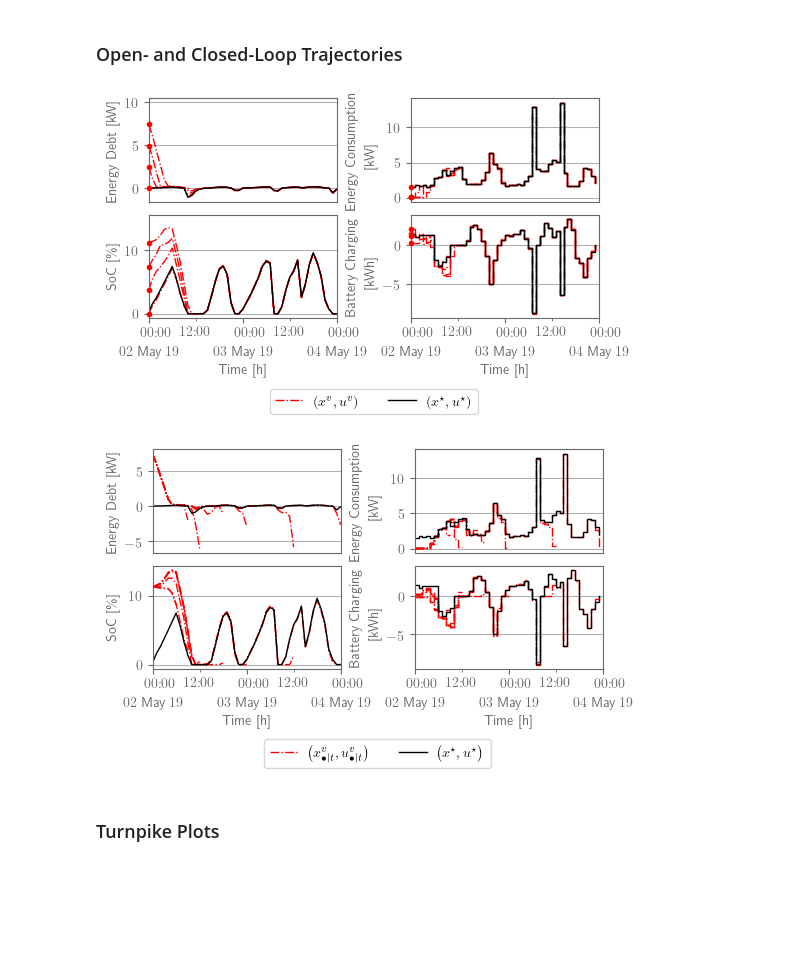
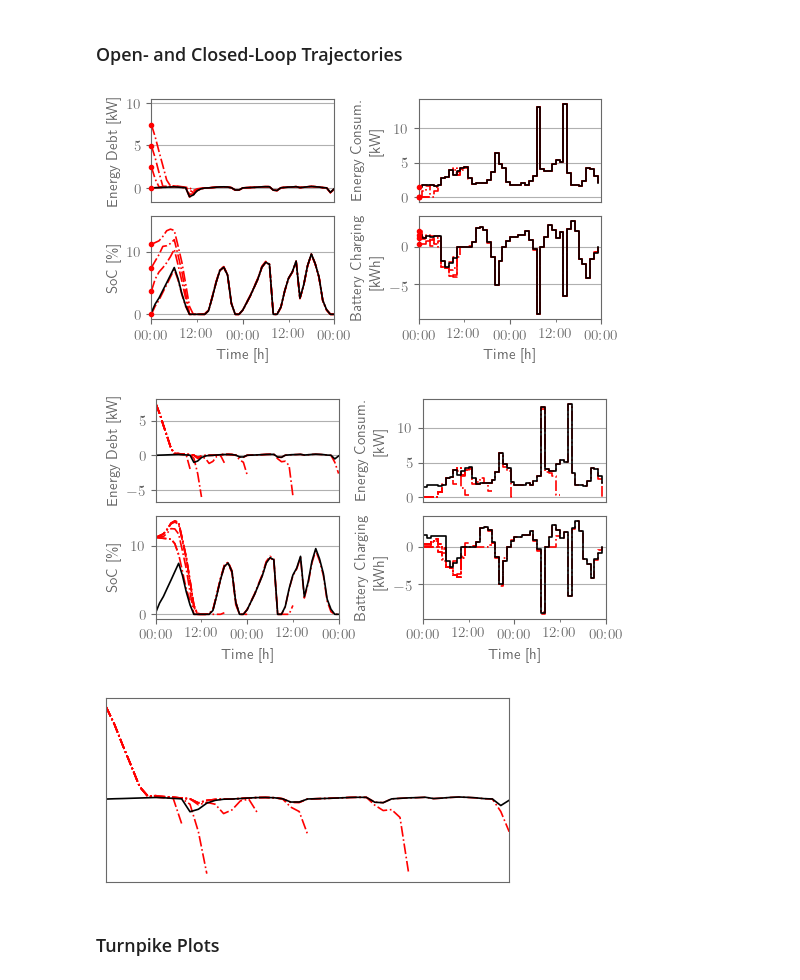
Before and after one commit to Gedlex/time-varying-RHGs, a Jupyter notebook: empc_DSMPC.ipynb, the cells around one changed output. Cells and saved outputs as stored; diff of their text form; code cells hidden in the pictures; blank space fills up the shorter version.

Commit message:
Updated figures

```diff
--- a/empc_DSMPC.ipynb
+++ b/empc_DSMPC.ipynb
@@ -266,13 +266,13 @@ clear_output()
 # Set rcParams
 export = True
 plt.style.use('default') # 'seaborn-v0_8-darkgrid
-plt.rcParams['font.size'] = 10
+plt.rcParams['font.size'] = 11
 plt.rcParams['text.usetex'] = True
 plt.rcParams['xtick.color'] = 'dimgray'
 plt.rcParams['ytick.color'] = 'dimgray'
 plt.rcParams['axes.edgecolor'] = 'dimgray'
 plt.rcParams['axes.labelcolor'] = 'dimgray'
-plt.rcParams['lines.linewidth'] = 1
+plt.rcParams['lines.linewidth'] = 1.2
 plt.rcParams['text.latex.preamble'] = preamble
 
 # Create time vector
@@ -308,50 +308,50 @@ axs[0][0].xaxis.set_visible(False)
 axs[0][1].xaxis.set_visible(False)
 axs[0][0].set_ylabel(r'\textnormal{Energy Debt [kW]}')
 axs[1][0].set_ylabel(r'\textnormal{SoC [\%]}')
-axs[0][1].set_ylabel(r'\textnormal{Energy Consumption}\par\quad\qquad\textnormal{[kW]}')
+axs[0][1].set_ylabel(r'\textnormal{Energy Consum.}\par\quad\qquad\textnormal{[kW]}')
 axs[1][1].set_ylabel(r'\textnormal{Battery Charging}\par\quad\quad\textnormal{[kWh]}')
 axs[1][0].set_xlabel(r'\textnormal{Time [h]}')
 axs[1][1].set_xlabel(r'\textnormal{Time [h]}')
 
 # Set major and minor ticks
 plt.rcParams['timezone'] = dates[0].tz.zone
 for ax in axs[1]:
     ax.xaxis.set_major_locator(mdates.DayLocator(interval=1))
     ax.xaxis.set_minor_locator(mdates.HourLocator(byhour=[12])) # [6, 12, 18]
-    ax.xaxis.set_major_formatter(mdates.DateFormatter(r'%H:%M\\%d %b %y'))
+    ax.xaxis.set_major_formatter(mdates.DateFormatter(r'%H:%M'))
     ax.xaxis.set_minor_formatter(mdates.DateFormatter(r'%H:%M'))
 
 for i, ax in enumerate(axs.flatten()):
     # Set axis limits
     ax.set_xlim([dates[0], dates[-1]])
 
     # Set grid
     ax.yaxis.grid(True)
     ax.xaxis.grid(False)
 
 # Align labels
 fig.align_labels()
 
 # Plot legend
-fig.legend(*axs[0][1].get_legend_handles_labels(), loc='upper center', bbox_to_anchor=(0.5, 0.11), ncol=2)
+# fig.legend(*axs[0][1].get_legend_handles_labels(), loc='upper center', bbox_to_anchor=(0.5, 0.11), ncol=2)
 
 # Export figure
 if export:
-    fig = adjust_margins(fig, textwidth=5.512, width=4.5, height=2.2, wspace=1.3, hspace=0.4, top=0.1, bottom=1)
+    fig = adjust_margins(fig, textwidth=5.512, width=4.5, height=2.2, wspace=1.3, hspace=0.4, top=0.1) #, bottom=1)
     fig.savefig(f"figures/figure_closed_loop_agent_{agent+1}_beamer.pdf")
 # %% [output]
-[figure, old version]
+[figure, new version]
 # %%
 # Set rcParams
 export = True
 plt.style.use('default') # 'seaborn-v0_8-darkgrid
-plt.rcParams['font.size'] = 10
+plt.rcParams['font.size'] = 11
 plt.rcParams['text.usetex'] = True
 plt.rcParams['xtick.color'] = 'dimgray'
 plt.rcParams['ytick.color'] = 'dimgray'
 plt.rcParams['axes.edgecolor'] = 'dimgray'
 plt.rcParams['axes.labelcolor'] = 'dimgray'
-plt.rcParams['lines.linewidth'] = 1
+plt.rcParams['lines.linewidth'] = 1.2
 plt.rcParams['text.latex.preamble'] = preamble
 
 # Create time vector
@@ -384,7 +384,7 @@ axs[0][0].xaxis.set_visible(False)
 axs[0][1].xaxis.set_visible(False)
 axs[0][0].set_ylabel(r'\textnormal{Energy Debt [kW]}')
 axs[1][0].set_ylabel(r'\textnormal{SoC [\%]}')
-axs[0][1].set_ylabel(r'\textnormal{Energy Consumption}\par\quad\qquad\textnormal{[kW]}')
+axs[0][1].set_ylabel(r'\textnormal{Energy Consum.}\par\quad\qquad\textnormal{[kW]}')
 axs[1][1].set_ylabel(r'\textnormal{Battery Charging}\par\quad\quad\textnormal{[kWh]}')
 axs[1][0].set_xlabel(r'\textnormal{Time [h]}')
 axs[1][1].set_xlabel(r'\textnormal{Time [h]}')
@@ -394,7 +394,7 @@ plt.rcParams['timezone'] = dates[0].tz.zone
 for ax in axs[1]:
     ax.xaxis.set_major_locator(mdates.DayLocator(interval=1))
     ax.xaxis.set_minor_locator(mdates.HourLocator(byhour=[12]))
-    ax.xaxis.set_major_formatter(mdates.DateFormatter(r'%H:%M\\%d %b %y'))
+    ax.xaxis.set_major_formatter(mdates.DateFormatter(r'%H:%M'))
     ax.xaxis.set_minor_formatter(mdates.DateFormatter(r'%H:%M'))
 
 for i, ax in enumerate(axs.flatten()):
@@ -409,14 +409,48 @@ for i, ax in enumerate(axs.flatten()):
 fig.align_labels()
 
 # Plot legend
-fig.legend(*axs[0][1].get_legend_handles_labels(), loc='upper center', bbox_to_anchor=(0.5, 0.112), ncol=2)
+# fig.legend(*axs[0][1].get_legend_handles_labels(), loc='upper center', bbox_to_anchor=(0.5, 0.112), ncol=2)
 
 # Export figure
 if export:
-    fig = adjust_margins(fig, textwidth=5.512, width=4.5, height=2.2, wspace=1.3, hspace=0.4, top=0.1, bottom=1)
+    fig = adjust_margins(fig, textwidth=5.512, width=4.5, height=2.2, wspace=1.3, hspace=0.4, top=0.1) #, bottom=1)
     fig.savefig(f"figures/figure_open_loop_agent{agent+1}_beamer.pdf")
 # %% [output]
-[figure, old version]
+[figure, new version]
+# %%
+# Create figure
+fig, ax = plt.subplots(1, 1, figsize=(12, 4), layout='constrained')
+
+# Plot trajectories
+label = r'$\bigl(x_{\smash{\bullet|t}}^v,u_{\smash{\bullet|t}}^v\bigr)$'
+for i, _ in enumerate(horizon):
+    ax.plot(dates_ol, x2_ol[i,t,:,agent*2], color='red', linestyle='-.', label=label if i == 0 else None)
+
+# Plot approximate overtaking-optimal trajectories
+label = r'$\bigl(x^\star,u^\star\bigr)$'
+for i in [2]:
+    ax.plot(dates, x_inf[t+i*T:t+i*T+num_steps+1,agent*2], color='black', linestyle='-', label=label)
+
+# Add labels
+ax.xaxis.set_visible(False)
+ax.yaxis.set_visible(False)
+
+# Set axis limits
+ax.set_xlim([dates_ol[0], dates_ol[-1]])
+
+# Set grid
+ax.yaxis.grid(True)
+ax.xaxis.grid(False)
+
+# Align labels
+fig.align_labels()
+
+# Export figure
+if export:
+    fig = adjust_margins(fig, textwidth=5, width=4.032, height=1.837) #, bottom=1)
+    fig.savefig(f"figures/figure_open_loop_turnpike_beamer.pdf")
+# %% [output]
+[figure, added]
 # %% [markdown]
 ### Turnpike Plots
 # %%
```
Also changed, not shown: 4 other files.
